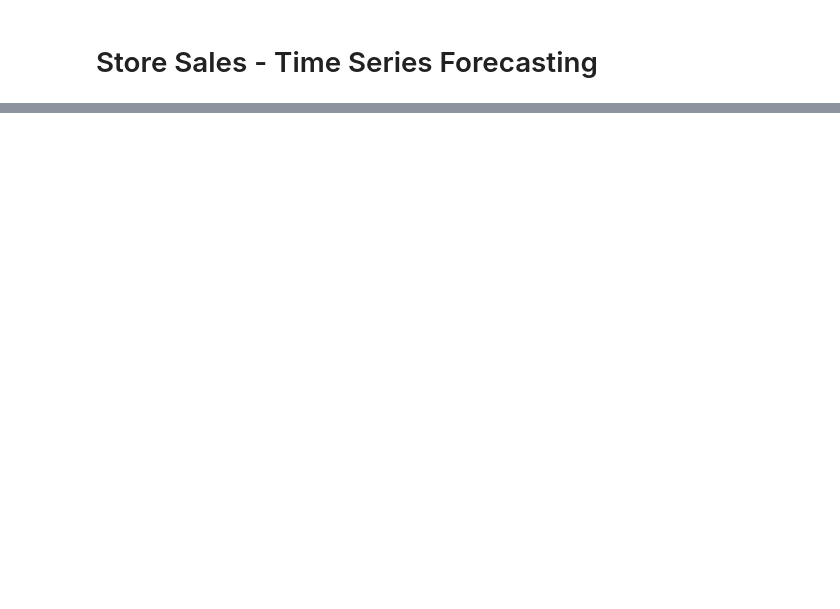
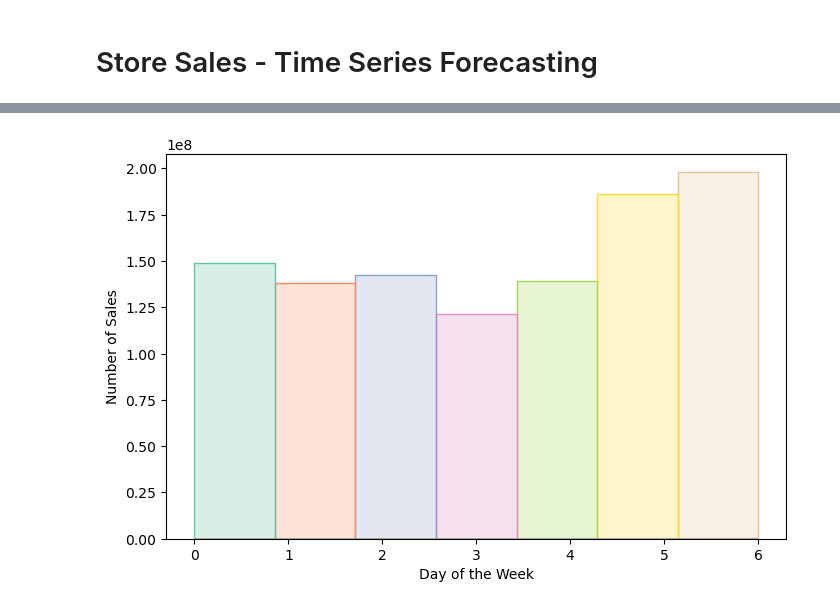
Before and after one commit to Blue00FF/Kaggle_-_Store_Sales_-_Time_Series_Forecasting, a Jupyter notebook: main.ipynb, the cells around one changed output, grey strips where cells are left out. Drawn from its saved outputs; the diff is of its cells as text; code cells hidden in the pictures; blank space fills up the shorter version.

```diff
--- a/main.ipynb
+++ b/main.ipynb
@@ -504,0 +146,7 @@ KeyError: "['id'] not in index"
+# %%
+fig, ax = plt.subplots(figsize=(8, 5))
+sns.histplot(data=train_df, x="day of week", weights="sales", bins=7, ax=ax, element="step", hue="day of week", palette="Set2", legend=False)
+ax.set(xlabel="Day of the Week", ylabel="Number of Sales")
+plt.show()
+# %% [output]
+[figure, added]
```
Also changed, not shown: parts of 51 cells of this notebook.
